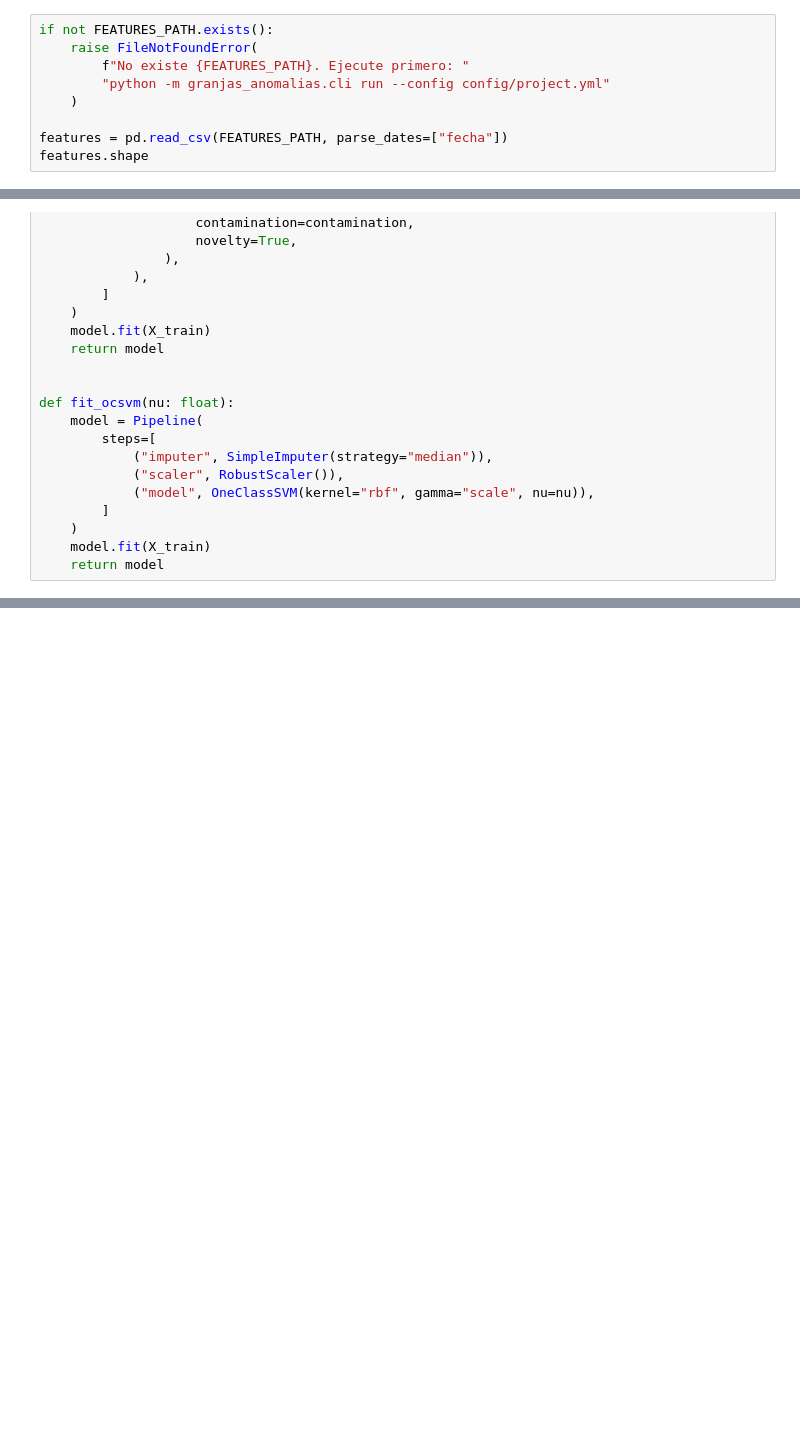
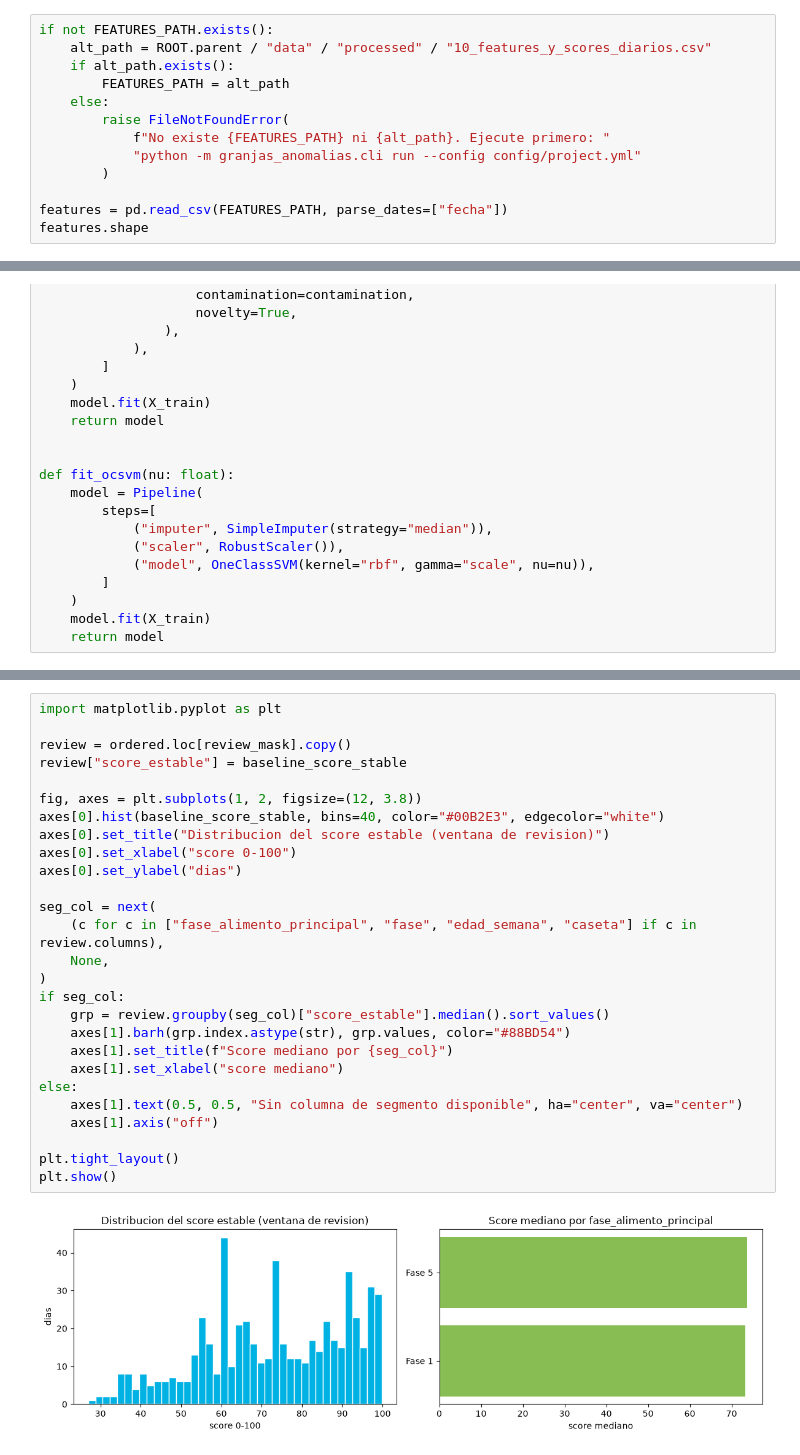
Before and after one commit to AnalistaBI25/Postura-Anomalias, a Jupyter notebook: notebooks/02_modelado_anomalias_no_supervisado.ipynb, the cells around one changed output, grey strips where cells are left out. Saved outputs shown, nothing was run; the diff lists cells and outputs as text; blank space fills up the shorter version.

```diff
--- a/notebooks/02_modelado_anomalias_no_supervisado.ipynb
+++ b/notebooks/02_modelado_anomalias_no_supervisado.ipynb
@@ -40,9 +56,13 @@ Este notebook usa salidas locales ignoradas por Git. Si no existen, ejecute prim
 # %%
 if not FEATURES_PATH.exists():
-    raise FileNotFoundError(
-        f"No existe {FEATURES_PATH}. Ejecute primero: "
-        "python -m granjas_anomalias.cli run --config config/project.yml"
-    )
+    alt_path = ROOT.parent / "data" / "processed" / "10_features_y_scores_diarios.csv"
+    if alt_path.exists():
+        FEATURES_PATH = alt_path
+    else:
+        raise FileNotFoundError(
+            f"No existe {FEATURES_PATH} ni {alt_path}. Ejecute primero: "
+            "python -m granjas_anomalias.cli run --config config/project.yml"
+        )
 
 features = pd.read_csv(FEATURES_PATH, parse_dates=["fecha"])
 features.shape
@@ -317,0 +546,29 @@ Criterios mínimos para promover un modelo:
+# %%
+import matplotlib.pyplot as plt
+
+review = ordered.loc[review_mask].copy()
+review["score_estable"] = baseline_score_stable
+
+fig, axes = plt.subplots(1, 2, figsize=(12, 3.8))
+axes[0].hist(baseline_score_stable, bins=40, color="#00B2E3", edgecolor="white")
+axes[0].set_title("Distribucion del score estable (ventana de revision)")
+axes[0].set_xlabel("score 0-100")
+axes[0].set_ylabel("dias")
+
+seg_col = next(
+    (c for c in ["fase_alimento_principal", "fase", "edad_semana", "caseta"] if c in review.columns),
+    None,
+)
+if seg_col:
+    grp = review.groupby(seg_col)["score_estable"].median().sort_values()
+    axes[1].barh(grp.index.astype(str), grp.values, color="#88BD54")
+    axes[1].set_title(f"Score mediano por {seg_col}")
+    axes[1].set_xlabel("score mediano")
+else:
+    axes[1].text(0.5, 0.5, "Sin columna de segmento disponible", ha="center", va="center")
+    axes[1].axis("off")
+
+plt.tight_layout()
+plt.show()
+# %% [output]
+[figure, added]
```
Also changed, not shown: parts of 53 cells of this notebook, 22 other files.
